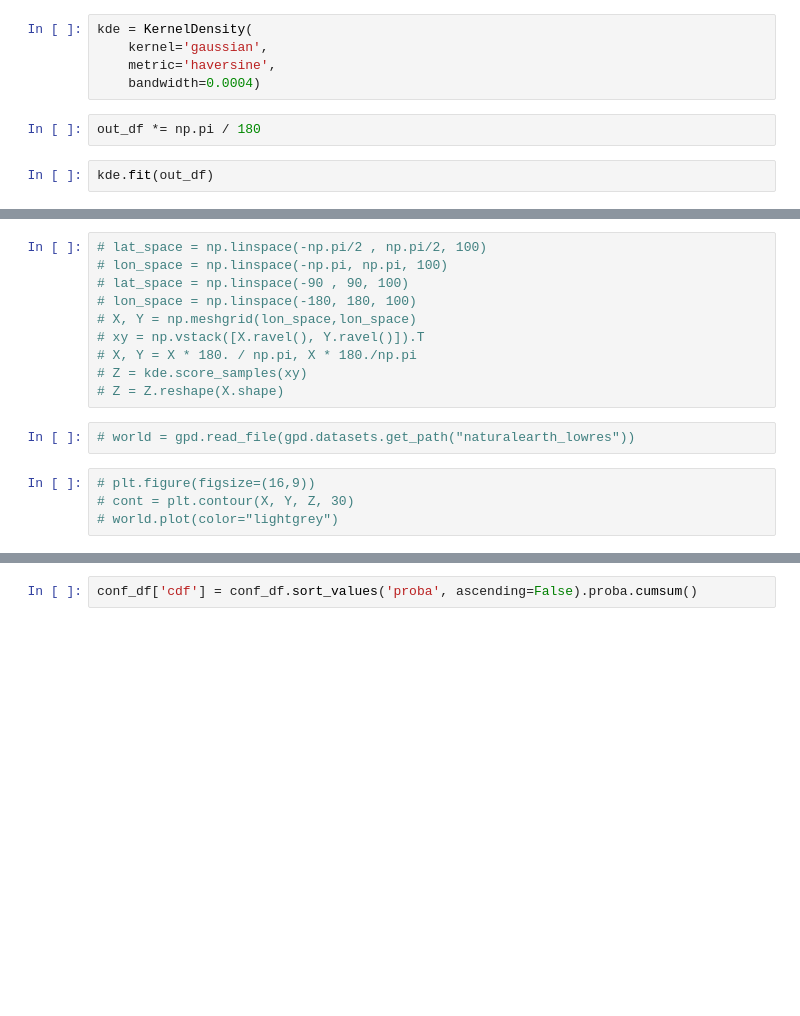
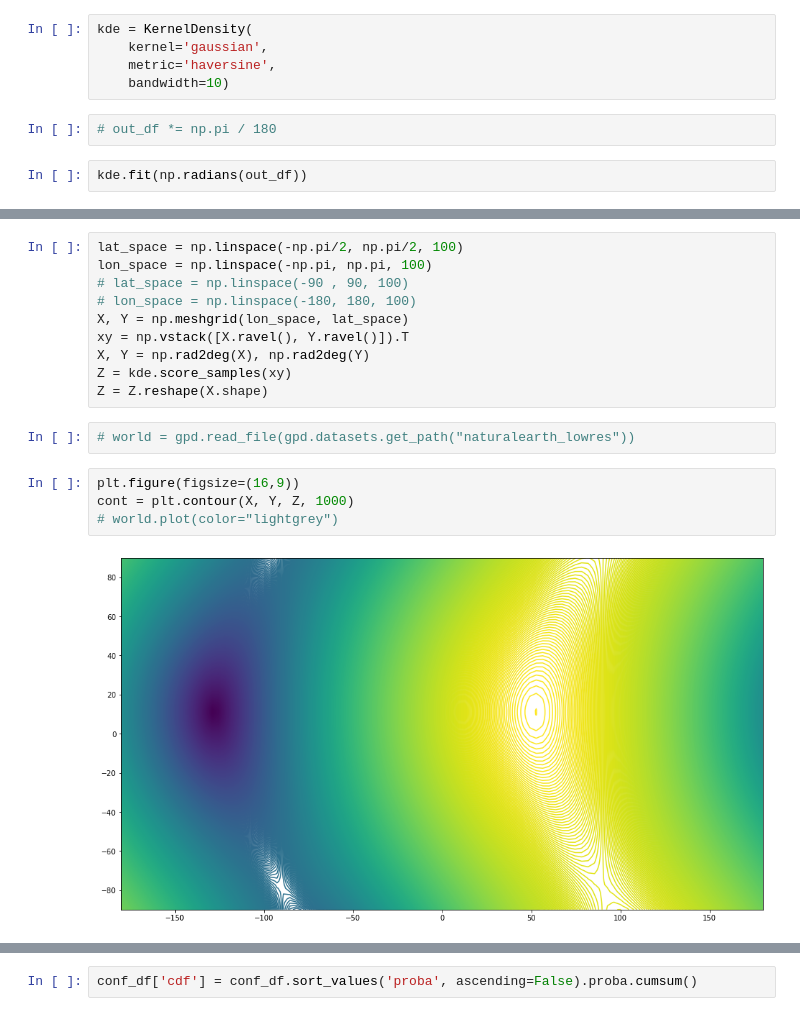
Before and after one commit to augur-intelligence/geofyr, a Jupyter notebook: vis_geobert.ipynb, the cells around one changed output, grey strips where cells are left out. Cells and saved outputs as stored; diff of their text form; blank space fills up the shorter version.

```diff
--- a/vis_geobert.ipynb
+++ b/vis_geobert.ipynb
@@ -64,9 +59,9 @@ out_df = pd.DataFrame(rand_locs, columns=['lat', 'lon'])
 kde = KernelDensity(
     kernel='gaussian',
     metric='haversine',
-    bandwidth=0.0004)
+    bandwidth=10)
 # %%
-out_df *= np.pi / 180
+# out_df *= np.pi / 180
 # %%
-kde.fit(out_df)
+kde.fit(np.radians(out_df))
 # %% [output]
@@ -84,18 +70,20 @@ conf_df.loc[:,['lat', 'lon']] = conf_sample
 # lat_mean = conf_df['lat'].mean()
 # lon_mean = conf_df['lon'].mean()
 # %%
-# lat_space = np.linspace(-np.pi/2 , np.pi/2, 100)
-# lon_space = np.linspace(-np.pi, np.pi, 100)
+lat_space = np.linspace(-np.pi/2, np.pi/2, 100)
+lon_space = np.linspace(-np.pi, np.pi, 100)
 # lat_space = np.linspace(-90 , 90, 100)
 # lon_space = np.linspace(-180, 180, 100)
-# X, Y = np.meshgrid(lon_space,lon_space)
-# xy = np.vstack([X.ravel(), Y.ravel()]).T
-# X, Y = X * 180. / np.pi, X * 180./np.pi
-# Z = kde.score_samples(xy)
-# Z = Z.reshape(X.shape)
+X, Y = np.meshgrid(lon_space, lat_space)
+xy = np.vstack([X.ravel(), Y.ravel()]).T
+X, Y = np.rad2deg(X), np.rad2deg(Y)
+Z = kde.score_samples(xy)
+Z = Z.reshape(X.shape)
 # %%
 # world = gpd.read_file(gpd.datasets.get_path("naturalearth_lowres"))
 # %%
-# plt.figure(figsize=(16,9))
-# cont = plt.contour(X, Y, Z, 30)
+plt.figure(figsize=(16,9))
+cont = plt.contour(X, Y, Z, 1000)
 # world.plot(color="lightgrey")
+# %% [output]
+[figure, added]
```
Also changed, not shown: parts of 23 cells of this notebook, 7 other files.
